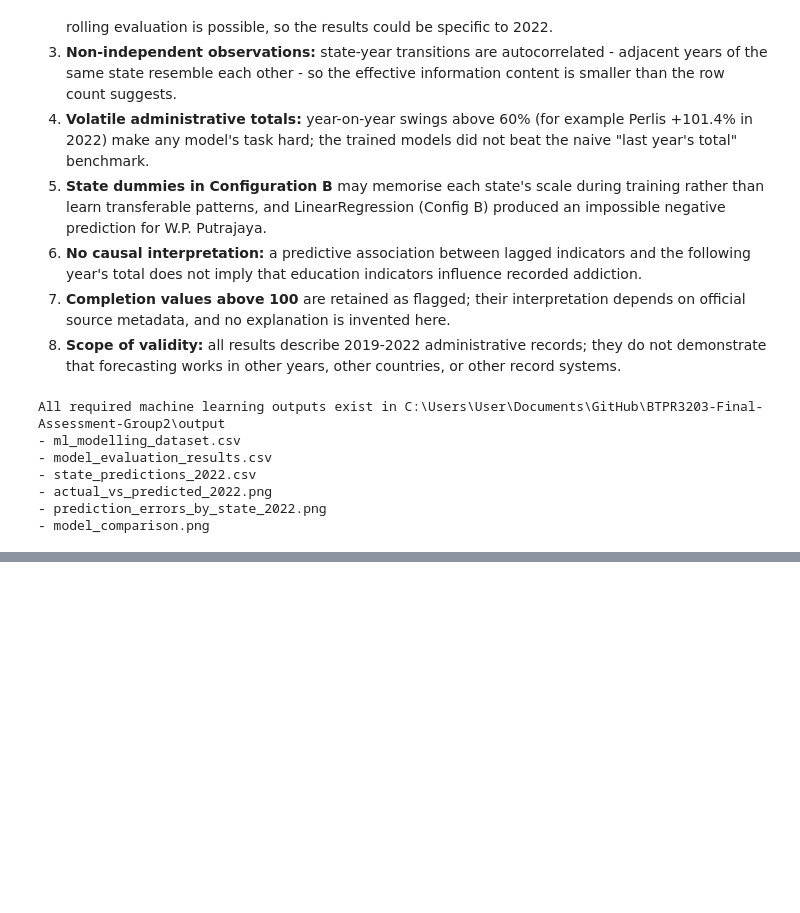
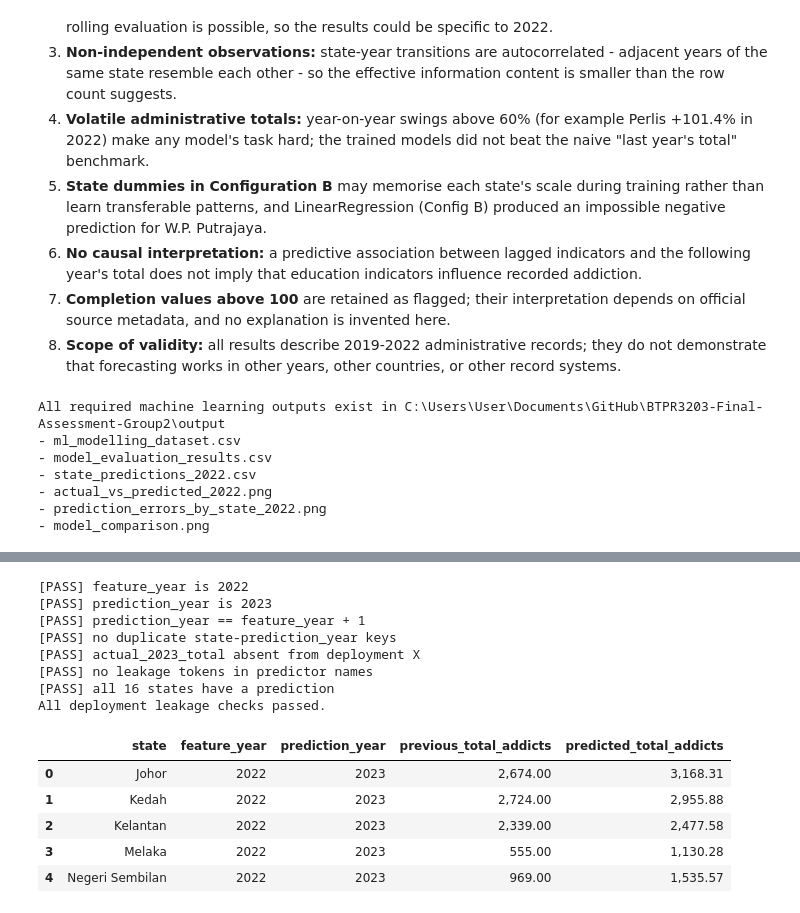
Before and after one commit to Ching040917/BTPR3203-Final-Assessment-Group2, a Jupyter notebook: notebook/RQ2_Drug_Education.ipynb, the cells around one changed output, grey strips where cells are left out. Cells and saved outputs as stored; diff of their text form; code cells hidden in the pictures; blank space fills up the shorter version.

```diff
--- a/notebook/RQ2_Drug_Education.ipynb
+++ b/notebook/RQ2_Drug_Education.ipynb
@@ -1297,0 +1418,46 @@ All required machine learning outputs exist in C:\Users\User\Documents\GitHub\BT
+# %%
+# Stage B: generate predictions BEFORE accessing actual 2023 totals
+deployment_predictions = deployment_pipeline.predict(deployment_features)
+deployment_df = pd.DataFrame({
+    "state": deployment_X_raw["state"],
+    "feature_year": deployment_X_raw["feature_year"],
+    "prediction_year": deployment_X_raw["prediction_year"],
+    "previous_total_addicts": deployment_X_raw["previous_total_addicts"],
+    "predicted_total_addicts": deployment_predictions,
+})
+
+leakage_checks = {
+    "feature_year is 2022": bool((deployment_X_raw["feature_year"] == 2022).all()),
+    "prediction_year is 2023": bool((deployment_X_raw["prediction_year"] == 2023).all()),
+    "prediction_year == feature_year + 1": bool((deployment_X_raw["prediction_year"] == deployment_X_raw["feature_year"] + 1).all()),
+    "no duplicate state-prediction_year keys": not deployment_df.duplicated(["state", "prediction_year"]).any(),
+    "actual_2023_total absent from deployment X": "actual_total_addicts" not in deployment_X_raw.columns,
+    "no leakage tokens in predictor names": not any(
+        token in col for col in deployment_features.columns for token in ["target", "actual", "2023", "current-year share", "current-year education", "current-year change"]
+    ),
+    "all 16 states have a prediction": int(deployment_df["state"].nunique()) == 16,
+}
+
+for check_name, passed in leakage_checks.items():
+    status = "PASS" if passed else "FAIL"
+    print(f"[{status}] {check_name}")
+    if not passed:
+        raise RuntimeError(f"Deployment leakage check failed: {check_name}")
+
+print("All deployment leakage checks passed.")
+display(deployment_df.head())
+# %% [output]
+[PASS] feature_year is 2022
+[PASS] prediction_year is 2023
+[PASS] prediction_year == feature_year + 1
+[PASS] no duplicate state-prediction_year keys
+[PASS] actual_2023_total absent from deployment X
+[PASS] no leakage tokens in predictor names
+[PASS] all 16 states have a prediction
+All deployment leakage checks passed.
+|  | state | feature_year | prediction_year | previous_total_addicts | predicted_total_addicts |
+| 0 | Johor | 2022 | 2023 | 2,674.00 | 3,168.31 |
+| 1 | Kedah | 2022 | 2023 | 2,724.00 | 2,955.88 |
+| 2 | Kelantan | 2022 | 2023 | 2,339.00 | 2,477.58 |
+| 3 | Melaka | 2022 | 2023 | 555.00 | 1,130.28 |
+| 4 | Negeri Sembilan | 2022 | 2023 | 969.00 | 1,535.57 |
```
Also changed, not shown: parts of 21 cells of this notebook, 3 other files.
